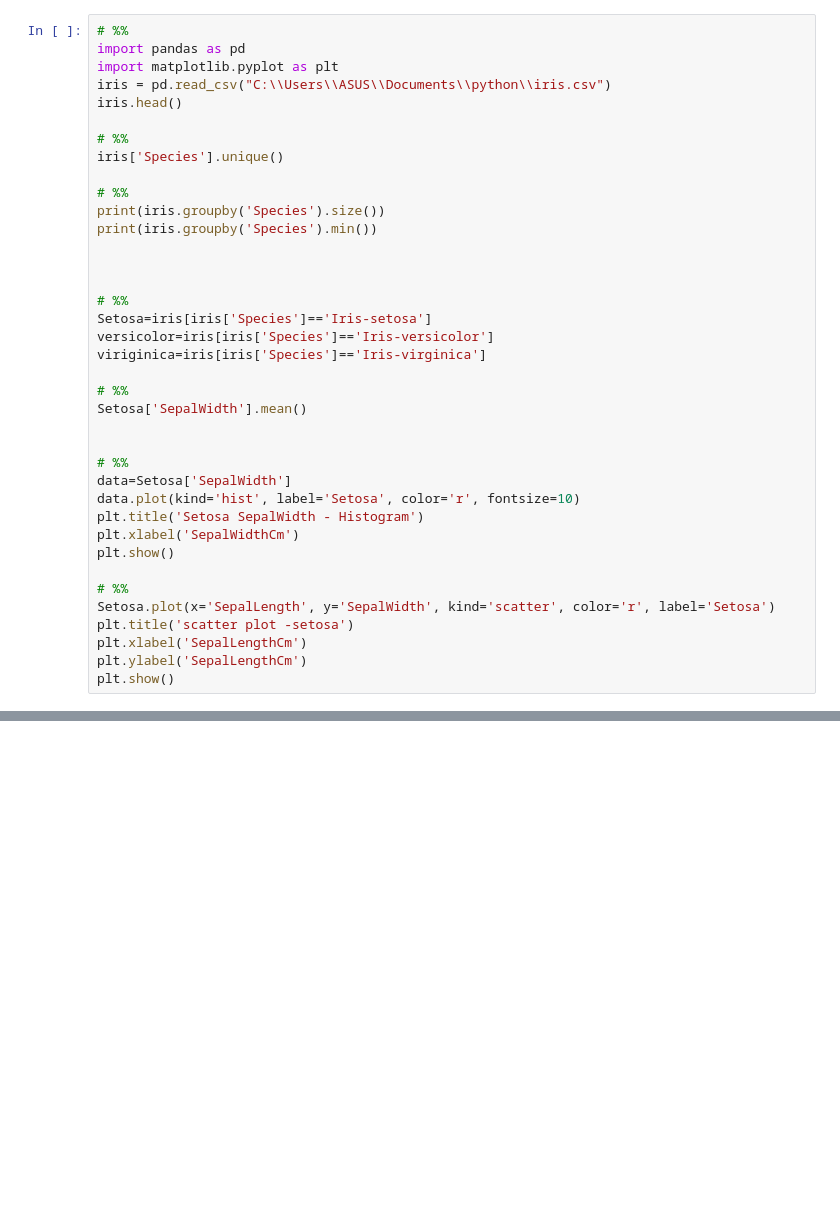
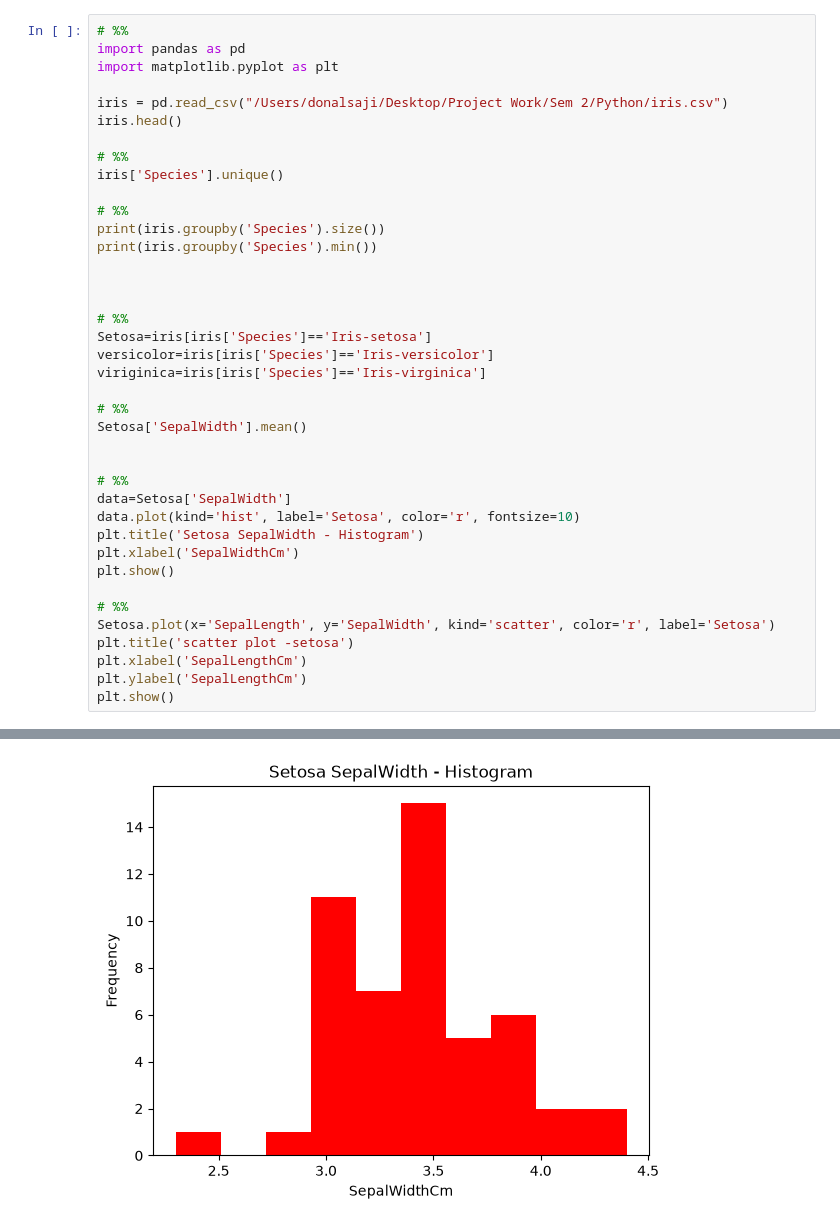
Before and after one commit to DonalSaji/Python-MCA411-2, a Jupyter notebook: ClassEx12.ipynb, the cells around one changed output, grey strips where cells are left out. Saved outputs shown, nothing was run; the diff lists cells and outputs as text; blank space fills up the shorter version.

```diff
--- a/ClassEx12.ipynb
+++ b/ClassEx12.ipynb
@@ -2,7 +2,8 @@
 # %%
 import pandas as pd
 import matplotlib.pyplot as plt
-iris = pd.read_csv("C:\\Users\\ASUS\\Documents\\python\\iris.csv")
+
+iris = pd.read_csv("/Users/donalsaji/Desktop/Project Work/Sem 2/Python/iris.csv")
 iris.head()
 
 # %%
@@ -40,0 +51 @@ FileNotFoundError: [Errno 2] No such file or directory: 'C:\\Users\\ASUS\\Docume
+[figure, added]
```
Also changed, not shown: parts of 7 cells of this notebook.
